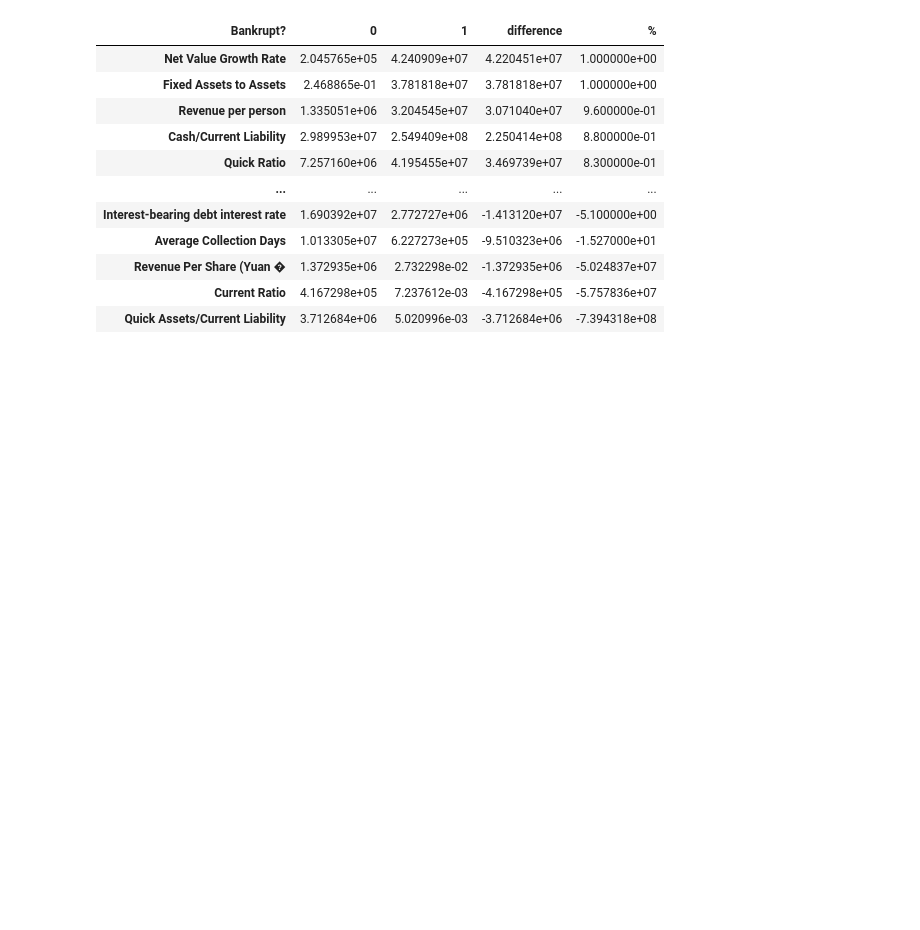
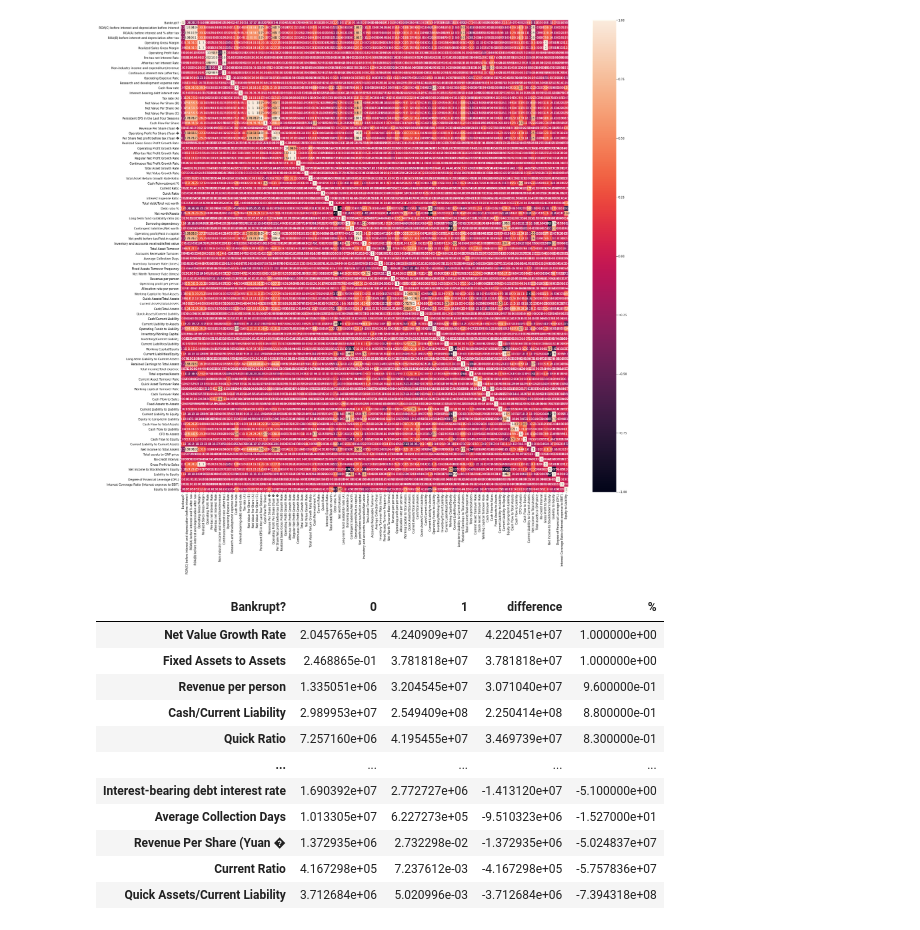
Before and after one commit to tommy200401/Monitus, a Jupyter notebook: tw.ipynb, the cells around one changed output. Saved outputs shown, nothing was run; the diff lists cells and outputs as text; code cells hidden in the pictures; blank space fills up the shorter version.

```diff
--- a/tw.ipynb
+++ b/tw.ipynb
@@ -22,3 +29,9 @@ us = pd.read_csv('data/combined.csv')
+# %%
+plt.figure(figsize=(30,30))
+sns.heatmap(tw.corr(), annot=True)
+plt.savefig('image/tw.corr.png')
+# %% [output]
+[figure, added]
 # %%
 # --- EDA tw data
 
```
Also changed, not shown: parts of 6 cells of this notebook, 37 other files.
